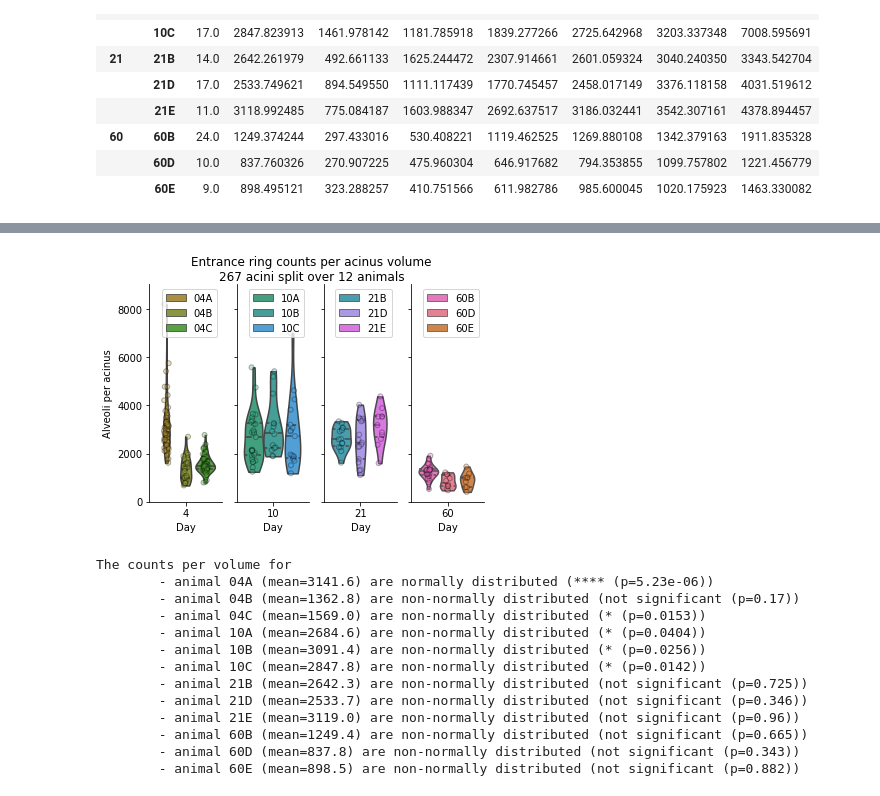
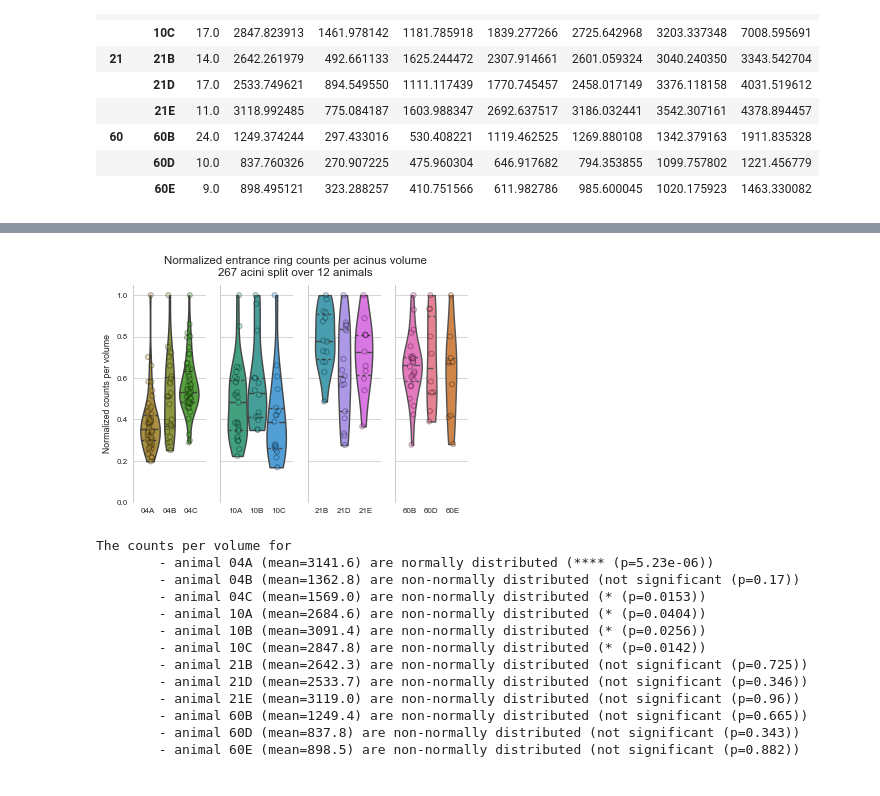
Before and after one commit to habi/acinar-analysis, a Jupyter notebook: Analysis.ipynb, the cells around one changed output, grey strips where cells are left out. Cells and saved outputs as stored; diff of their text form; code cells hidden in the pictures.

```diff
--- a/Analysis.ipynb
+++ b/Analysis.ipynb
@@ -634,3 +739,7 @@ Mean diameter of one alveolus: 115.77 um
+# %%
+Data['Volume_Acinus_MeVisLab_normalized'] = numpy.nan
+for c, row in Data.iterrows():
+    Data.loc[c, 'Volume_Acinus_MeVisLab_normalized'] = row.Volume_Acinus_MeVisLab / numpy.nanmax(Data.loc[Data.Animal == row.Animal].Volume_Acinus_MeVisLab)
 # %%
 for c, d in enumerate(sorted(pandas.unique(Data.Day))):
     plt.subplot(1, len(pandas.unique(Data.Day)), c + 1)
@@ -715,3 +917,7 @@ Saved the volume data to Output/66a9b65/authorea_volumes.csv
+# %%
+Data['Volume_Acinus_STEPanizer_normalized'] = numpy.nan
+for c, row in Data.iterrows():
+    Data.loc[c, 'Volume_Acinus_STEPanizer_normalized'] = row.Volume_Acinus_STEPanizer / numpy.nanmax(Data.loc[Data.Animal == row.Animal].Volume_Acinus_STEPanizer)
 # %%
 for c, d in enumerate(sorted(pandas.unique(Data.Day))):
     plt.subplot(1, len(pandas.unique(Data.Day)), c + 1)
@@ -829,7 +1038,7 @@ Data.sort_values('ImageCountDifference', ascending=False)[['Location_David',
 # %%
 # Calculate the counts per volume, e.g. complexity
 Data['Counts per Volume'] = Data['Counts_Eveline'] / Data['Volume_Acinus_STEPanizer']
-Data['Counts per MeVisLab Volume'] = Data['Counts_Eveline'] / Data['Volume_MeVisLab']
+Data['Counts per MeVisLab Volume'] = Data['Counts_Eveline'] / Data['Volume_Acinus_MeVisLab']
 # %%
 # Describe the counts per volume per day
 Data.groupby(by=['Day'])['Counts per Volume'].describe()
@@ -883,30 +1134,36 @@ Saved counts per volume to Output/66a9b65/authorea_counts_per_volume.csv
+# %%
+Data['Counts per Volume normalized'] = numpy.nan
+for c, row in Data.iterrows():
+    Data.loc[c, 'Counts per Volume normalized'] = row['Counts per Volume'] / numpy.nanmax(Data.loc[Data.Animal == row.Animal]['Counts per Volume'])
 # %%
 for c, d in enumerate(sorted(pandas.unique(Data.Day))):
     plt.subplot(1, len(pandas.unique(Data.Day)), c + 1)
-    bxplt = seaborn.violinplot(data=Data.loc[Data.Day == d], x='Day', y='Counts per Volume',
+    bxplt = seaborn.violinplot(data=Data.loc[Data.Day == d], x='Day', y='Counts per Volume normalized',
                                hue='Animal',
                                hue_order=sorted(pandas.unique(Data.loc[Data.Day == d]['Animal'])),
                                palette=ourpalette, cut=0, inner='quartiles')
-
-    swrmplt = seaborn.stripplot(data=Data.loc[Data.Day == d], x='Day', y='Counts per Volume',
-                                hue='Animal', jitter=True,
+    swrmplt = seaborn.stripplot(data=Data.loc[Data.Day == d], x='Day', y='Counts per Volume normalized', hue='Animal', jitter=True,
                                 hue_order=sorted(pandas.unique(Data.loc[Data.Day == d]['Animal'])),
-                                dodge=True, linewidth=1, palette=ourpalette, edgecolor='k', alpha=0.309)
-    handles, labels = plt.gca().get_legend_handles_labels()
-    plt.ylim([0, 1.1 * Data['Counts per Volume'].max()])
-    bxplt.legend(handles[:len(handles) // 2], labels[:len(labels) // 2])
+                                dodge=True, linewidth=1,
+                                palette=ourpalette, edgecolor='k', alpha=0.309)
+#     handles, labels = plt.gca().get_legend_handles_labels()
+#     bxplt.legend(handles[:len(handles) // 2], labels[:len(labels) // 2], loc='upper right')
+    plt.legend('')
+    plt.ylim([0, 1.05])
+    plt.xticks(numpy.arange(-0.3, 0.6, 0.3), sorted(Data[Data.Day==d].Animal.unique()))
+    plt.xlabel('')
     if c:
         plt.ylabel('')
         plt.gca().set_yticklabels([])
     else:
-        plt.ylabel('Alveoli per acinus')
-plt.suptitle('Entrance ring counts per acinus volume\n%s acini split over %s animals' % (len(Data),
-                                                                                         len(pandas.unique(Data.Animal))))
-seaborn.despine()
-plt.savefig(os.path.join(OutputDir, 'counts_per_volume.png'))
+        plt.ylabel('Normalized counts per volume')
+plt.suptitle('Normalized entrance ring counts per acinus volume\n%s acini split over %s animals' % (len(Data),
+                                                                                                    len(pandas.unique(Data.Animal))))
+# seaborn.despine(offset=10, trim=True, bottom=True)
+plt.savefig(os.path.join(OutputDir, 'counts_per_volume-normalized.png'))
 plt.show()
 # %% [output]
-[figure, old version]
+[figure, new version]
 # %%
 # Are the 'counts' per volume normally distributed?
 # Let's perform the Shapiro-Wilk test for normality.
```
Also changed, not shown: parts of 50 cells of this notebook.
